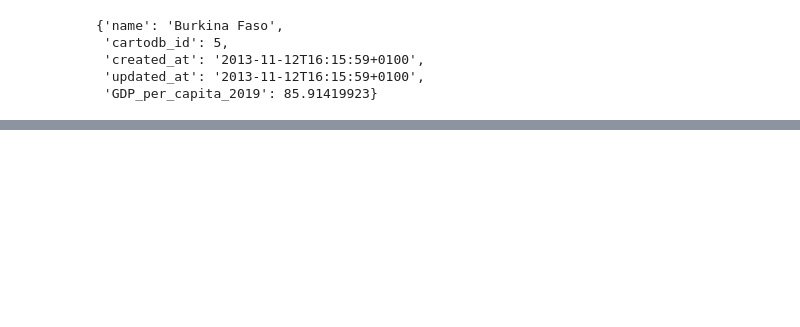
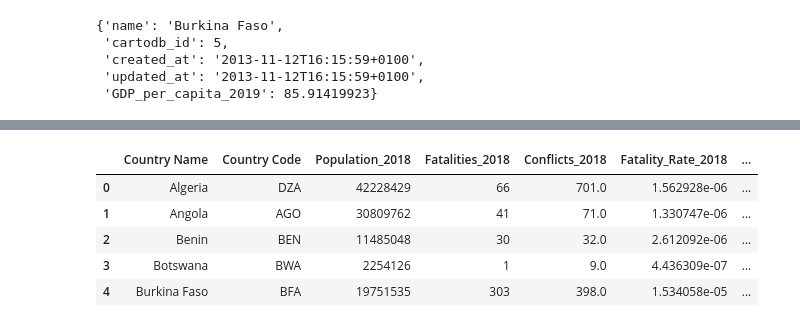
Before and after one commit to carlykelly/African_Conflict, a Jupyter notebook: Editing GeoJson.ipynb, the cells around one changed output, grey strips where cells are left out. Drawn from its saved outputs; the diff is of its cells as text; code cells hidden in the pictures; blank space fills up the shorter version.

```diff
--- a/Editing GeoJson.ipynb
+++ b/Editing GeoJson.ipynb
@@ -131,0 +200,4 @@ geojson['features'][4]['properties']
+# %%
+choropleth = choropleth.rename(columns = {"2018_x":"Conflicts_2018"})
+choropleth = choropleth.drop("2018_y", axis=1)
+choropleth.head()
@@ -131,0 +242,15 @@ geojson['features'][4]['properties']
+# %%
+GDP = GDP.loc[GDP["Series Name"]=="GDP per capita growth (annual %)"]
+GDP = GDP.drop("Series Name", axis = 1)
+choropleth = pd.merge(choropleth, GDP, on="Country Name")
+
+choropleth = choropleth.drop("2018_y", axis = 1)
+#choropleth = choropleth.rename(columns = {"2018_x": "Diversity Percentage"})
+choropleth.head()
+# %% [output]
+|  | Country Name | Country Code | Population_2018 | Fatalities_2018 | Conflicts_2018 | Fatality_Rate_2018 | ... |
+| 0 | Algeria | DZA | 42228429 | 66 | 701.0 | 1.562928e-06 | ... |
+| 1 | Angola | AGO | 30809762 | 41 | 71.0 | 1.330747e-06 | ... |
+| 2 | Benin | BEN | 11485048 | 30 | 32.0 | 2.612092e-06 | ... |
+| 3 | Botswana | BWA | 2254126 | 1 | 9.0 | 4.436309e-07 | ... |
+| 4 | Burkina Faso | BFA | 19751535 | 303 | 398.0 | 1.534058e-05 | ... |
```
Also changed, not shown: parts of 16 cells of this notebook, 7 other files.
